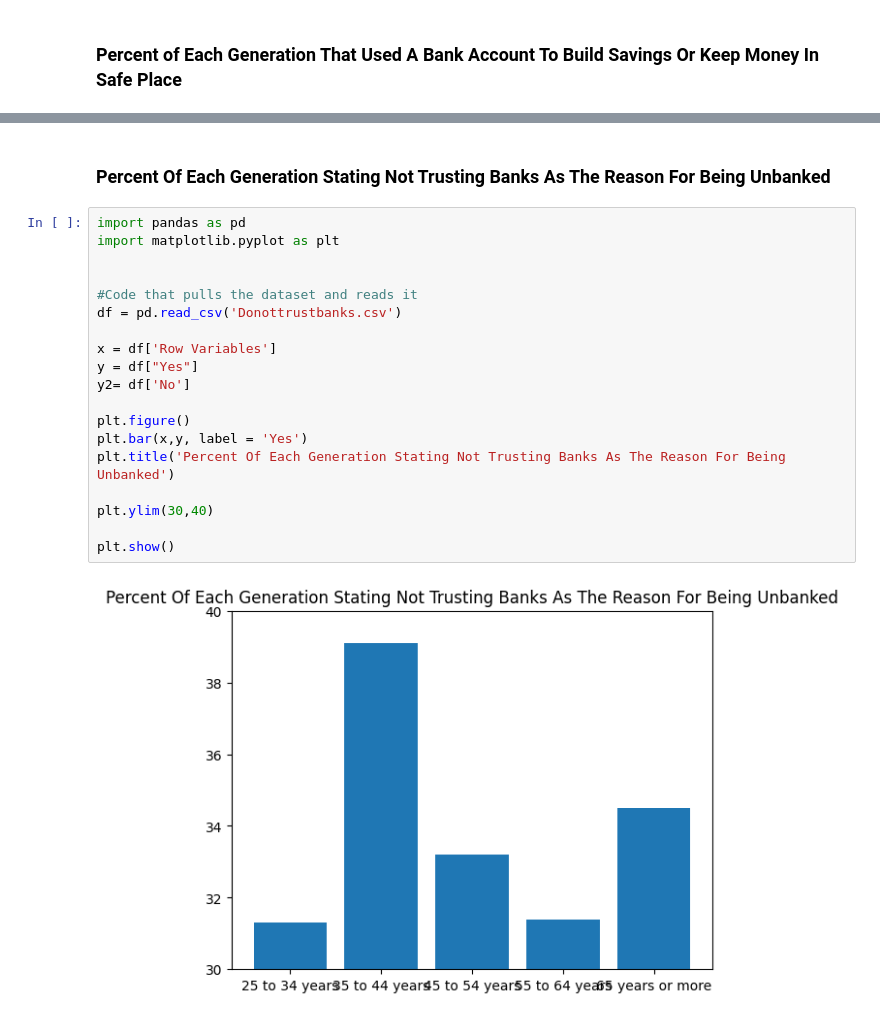
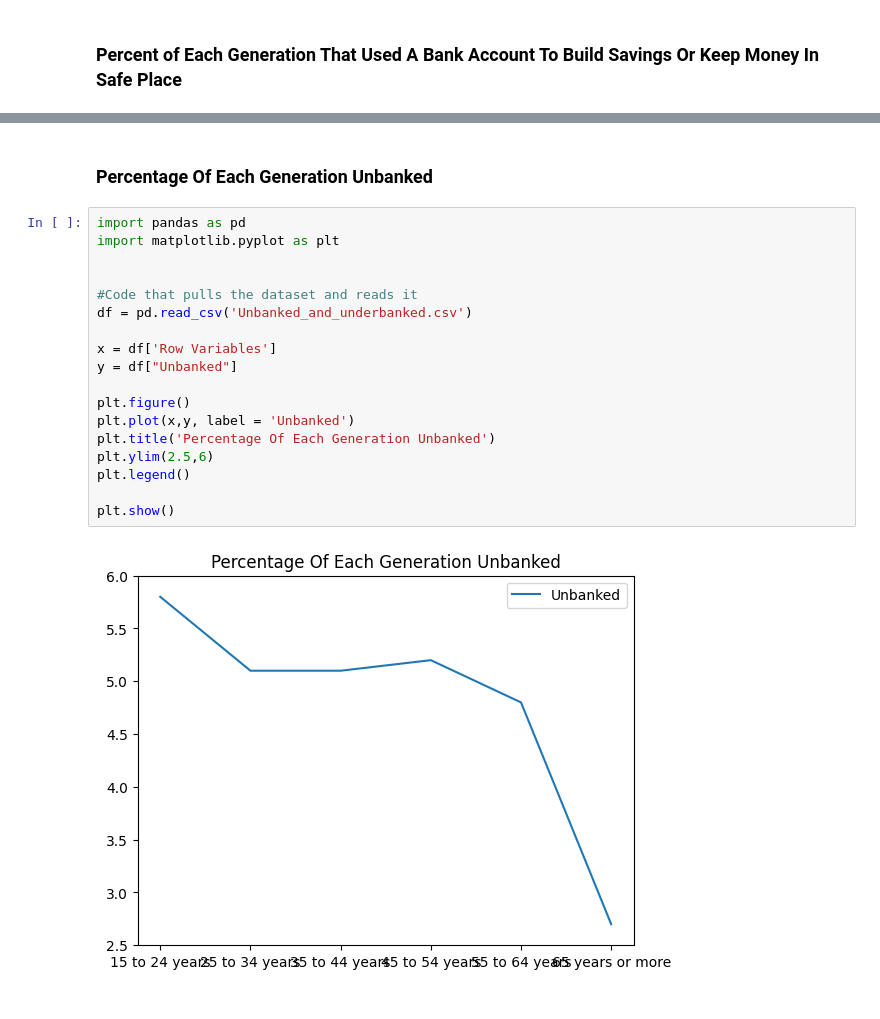
Before and after one commit to ryanmoore2121/Capstone, a Jupyter notebook: Banking.ipynb, the cells around one changed output, grey strips where cells are left out. Cells and saved outputs as stored; diff of their text form.

```diff
--- a/Banking.ipynb
+++ b/Banking.ipynb
@@ -104,23 +110,22 @@ plt.show()
 # %% [markdown]
-### Percent Of Each Generation Stating Not Trusting Banks As The Reason For Being Unbanked
+### Percentage Of Each Generation Unbanked
 # %%
 import pandas as pd
 import matplotlib.pyplot as plt
 
 
 #Code that pulls the dataset and reads it
-df = pd.read_csv('Donottrustbanks.csv')
+df = pd.read_csv('Unbanked_and_underbanked.csv')
 
 x = df['Row Variables']
-y = df["Yes"]
-y2= df['No']
+y = df["Unbanked"]
 
 plt.figure()
-plt.bar(x,y, label = 'Yes')
-plt.title('Percent Of Each Generation Stating Not Trusting Banks As The Reason For Being Unbanked')
-
-plt.ylim(30,40)
+plt.plot(x,y, label = 'Unbanked')
+plt.title('Percentage Of Each Generation Unbanked')
+plt.ylim(2.5,6)
+plt.legend()
 
 plt.show()
 # %% [output]
-[figure, old version]
+[figure, new version]
```
Also changed, not shown: parts of 2 cells of this notebook, 1 other file.
